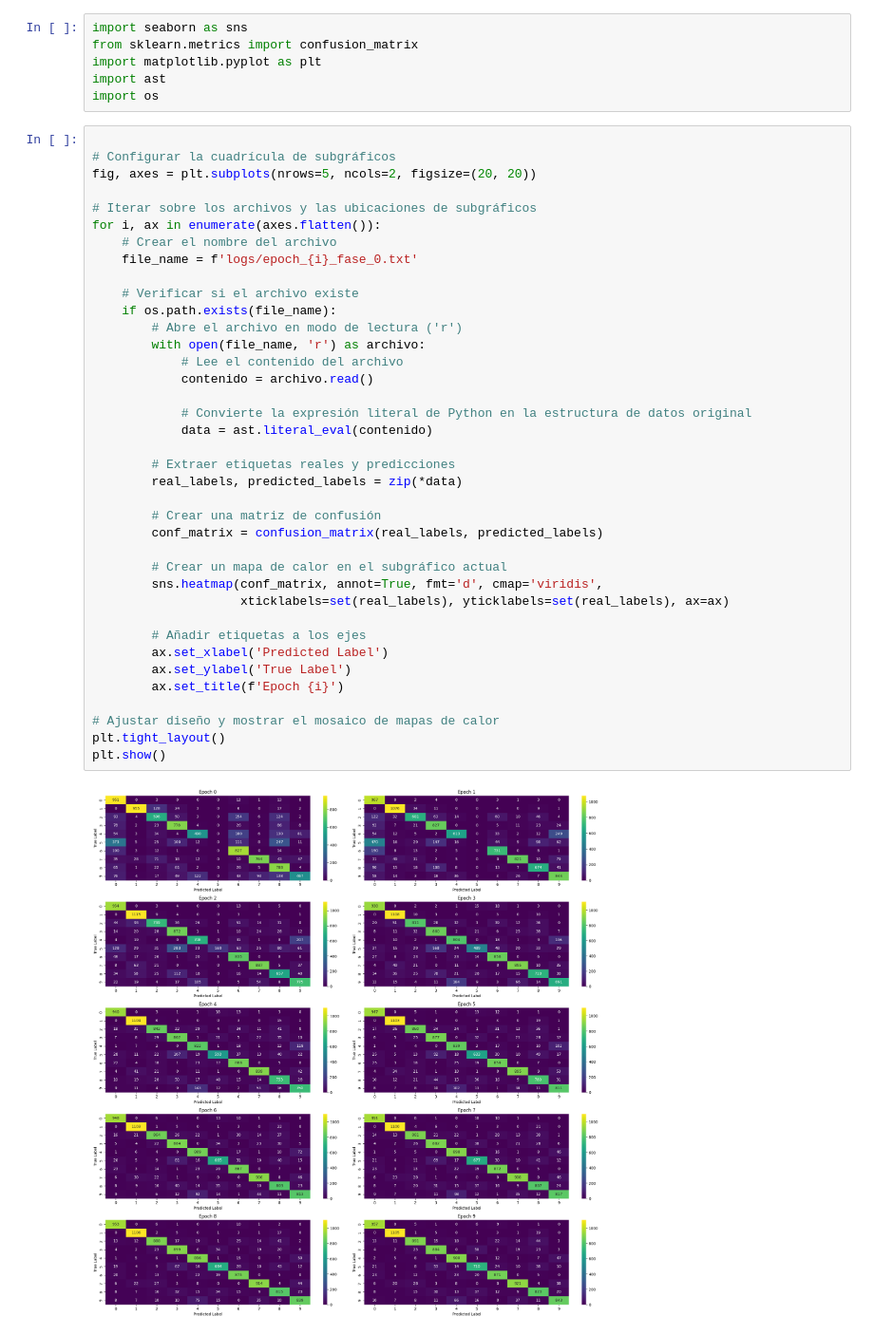
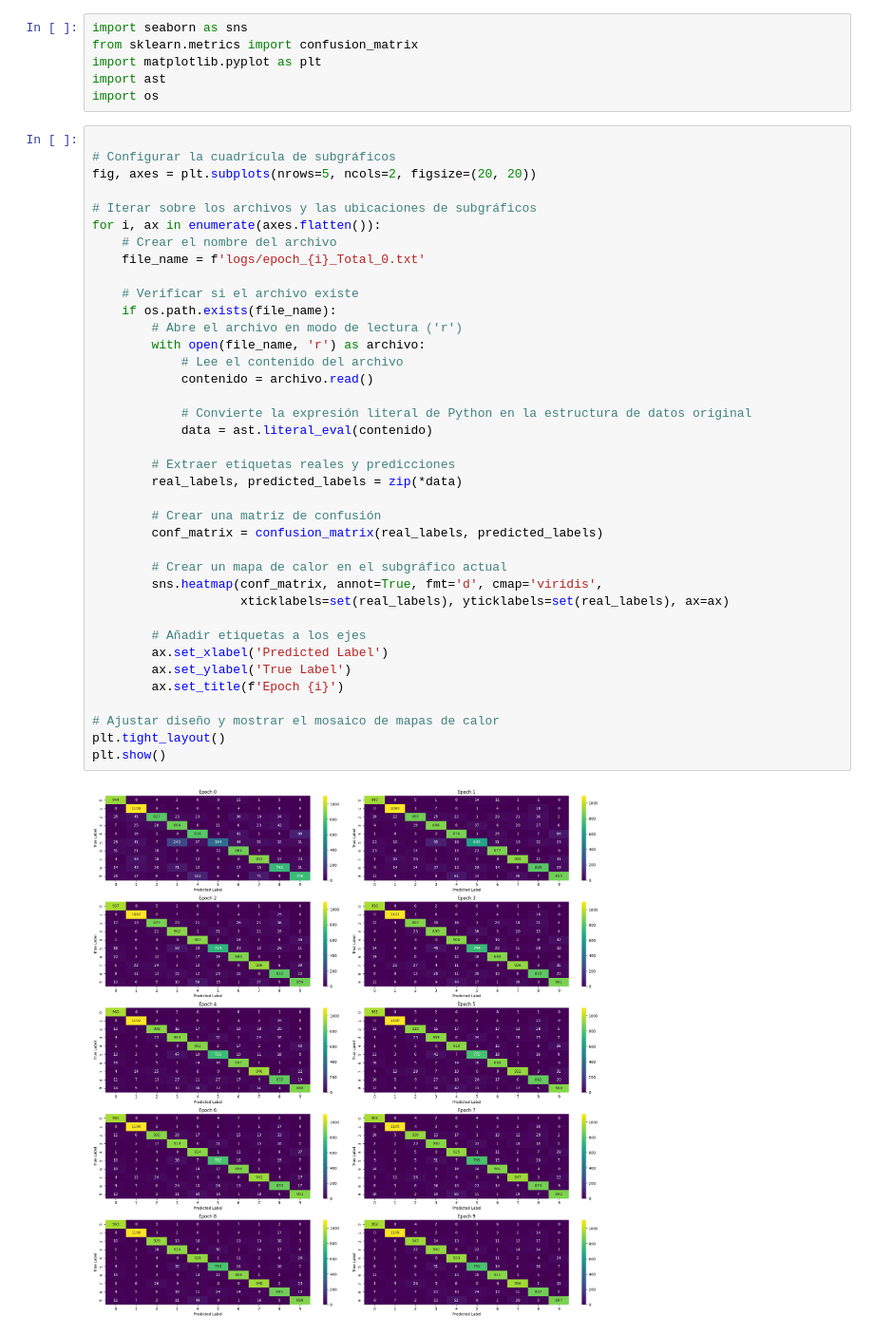
Before and after one commit to eguar11011/catastrophic_forgetting, a Jupyter notebook: Experiment_total/analisis.ipynb, the cells around one changed output. Shown at 95% size. Saved outputs shown, nothing was run; the diff lists cells and outputs as text.

```diff
--- a/Experiment_total/analisis.ipynb
+++ b/Experiment_total/analisis.ipynb
@@ -12,38 +12,38 @@ fig, axes = plt.subplots(nrows=5, ncols=2, figsize=(20, 20))
 # Iterar sobre los archivos y las ubicaciones de subgráficos
 for i, ax in enumerate(axes.flatten()):
     # Crear el nombre del archivo
-    file_name = f'logs/epoch_{i}_fase_0.txt'
+    file_name = f'logs/epoch_{i}_Total_0.txt'
 
     # Verificar si el archivo existe
     if os.path.exists(file_name):
         # Abre el archivo en modo de lectura ('r')
         with open(file_name, 'r') as archivo:
             # Lee el contenido del archivo
             contenido = archivo.read()
 
             # Convierte la expresión literal de Python en la estructura de datos original
             data = ast.literal_eval(contenido)
 
         # Extraer etiquetas reales y predicciones
         real_labels, predicted_labels = zip(*data)
 
         # Crear una matriz de confusión
         conf_matrix = confusion_matrix(real_labels, predicted_labels)
 
         # Crear un mapa de calor en el subgráfico actual
         sns.heatmap(conf_matrix, annot=True, fmt='d', cmap='viridis',
                     xticklabels=set(real_labels), yticklabels=set(real_labels), ax=ax)
 
         # Añadir etiquetas a los ejes
         ax.set_xlabel('Predicted Label')
         ax.set_ylabel('True Label')
         ax.set_title(f'Epoch {i}')
 
 # Ajustar diseño y mostrar el mosaico de mapas de calor
 plt.tight_layout()
 plt.show()
 # %% [output]
-[figure, old version]
+[figure, new version]
 # %%
 import matplotlib.pyplot as plt
 
```
Also changed, not shown: parts of 1 cell of this notebook, 3 other files.
